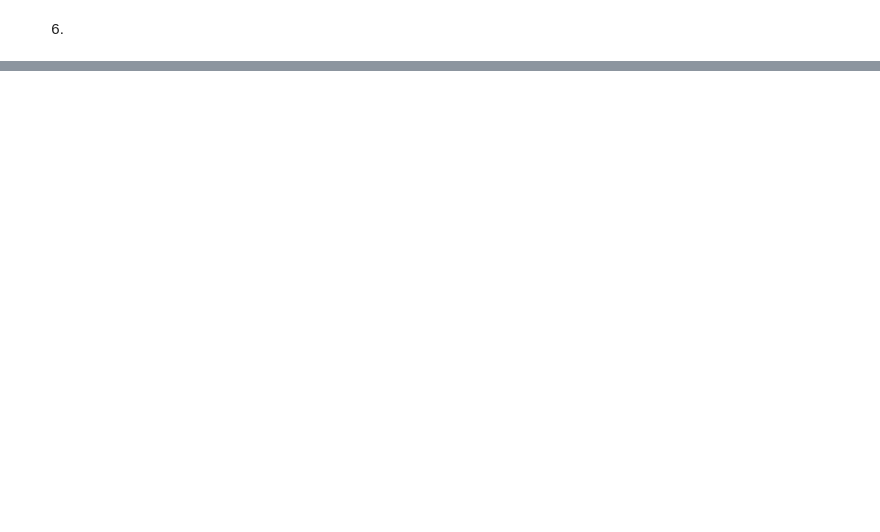
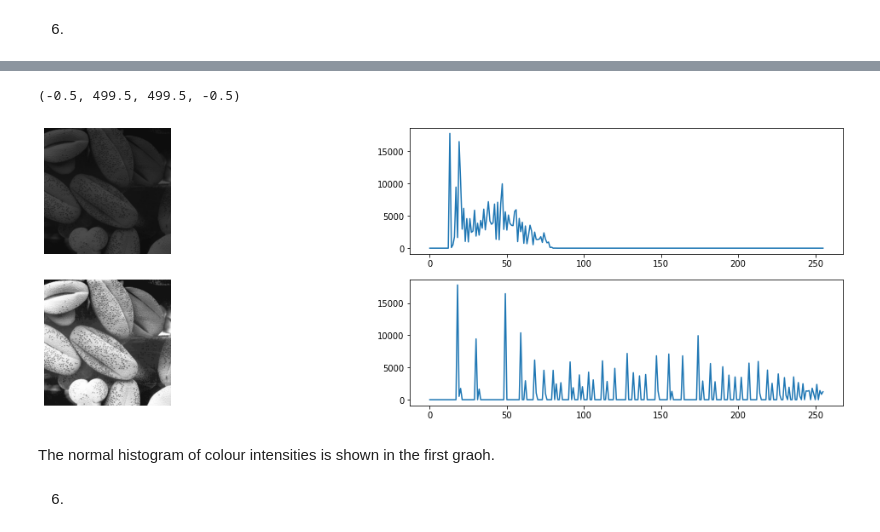
Before and after one commit to Maleeshas/Assignment_Image_Processing_EN2550, a Jupyter notebook: Assignment_01_190595J.ipynb, the cells around one changed output, grey strips where cells are left out. Cells and saved outputs as stored; diff of their text form; code cells hidden in the pictures; blank space fills up the shorter version.

```diff
--- a/Assignment_01_190595J.ipynb
+++ b/Assignment_01_190595J.ipynb
@@ -287,0 +141,50 @@ AttributeError: 'numpy.ndarray' object has no attribute 'append'
+# %%
+import cv2 as cv
+import numpy as np
+import matplotlib.pyplot as plt
+
+
+img0 =cv.imread(r'./images/shells.png',cv.IMREAD_GRAYSCALE)
+assert img is not None
+
+def Equ_lup(img):
+
+    hist_eq = cv.calcHist([img], [0], None, [256], [0,256])
+    #getting the histogram for image
+
+    look_up = []
+    sum = 0
+    M,N = img.shape
+    L = 256
+
+    for val in hist_eq:
+        sum+=val[0]
+        look_up.append(round((sum*(L-1))/(M*N)))
+
+
+    return np.array(look_up)
+
+hist_1 = cv.calcHist([img0], [0], None, [256], [0,256])
+look_up =Equ_lup(img0)
+img1 = cv.LUT(img0, look_up)
+
+
+hist_eq = cv.calcHist([img1.astype(np.uint8)], [0], None, [256], [0,256])
+
+
+fig, ax = plt.subplots(2,2,figsize = (20,6))
+
+
+ax[0][0].imshow(cv.cvtColor(img0, cv.COLOR_GRAY2RGB))
+ax[0][0].axis('off')
+ax[0][1].plot(hist_1)
+ax[1][0].imshow(cv.cvtColor(img1.astype(np.uint8), cv.COLOR_GRAY2RGB))
+ax[1][1].plot(hist_eq)
+ax[1][0].axis('off')
+# %% [output]
+(-0.5, 499.5, 499.5, -0.5)
+[figure, added]
+# %% [markdown]
+The normal histogram of colour intensities is shown in the first graoh.
+# %% [markdown]
+6)
```
Also changed, not shown: parts of 15 cells of this notebook.
